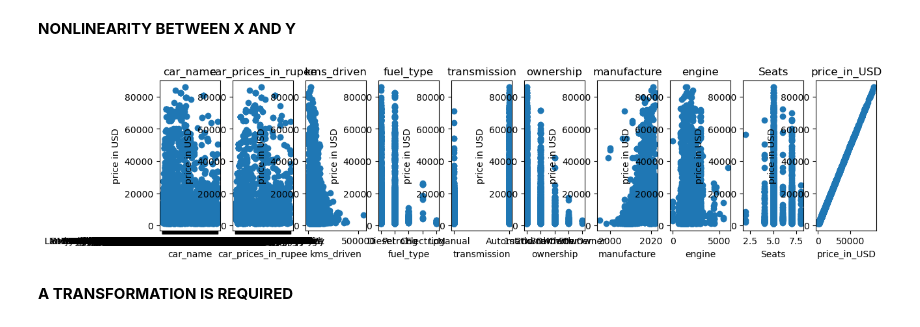
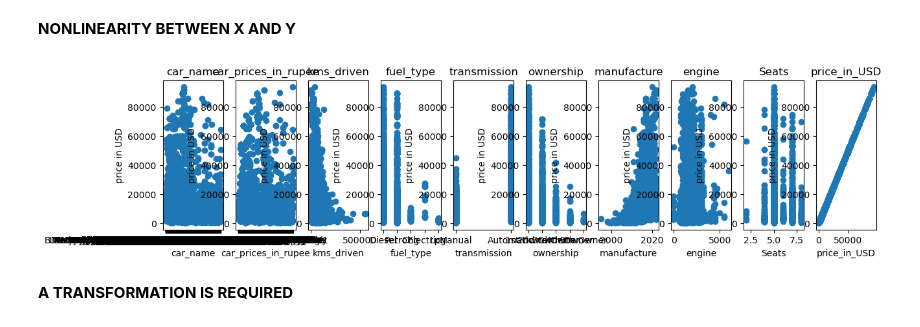
Before and after one commit to rishimo/msds601-project, a Jupyter notebook: david_notebook.ipynb, the cells around one changed output. Cells and saved outputs as stored; diff of their text form; code cells hidden in the pictures.

```diff
--- a/david_notebook.ipynb
+++ b/david_notebook.ipynb
@@ -114,5 +133,5 @@ sns.heatmap(data=correlation_matrix, annot=True)
 # %%
-y, X = dmatrices('price_in_USD~kms_driven+manufacture+engine+Seats+C(fuel_type)+C(transmission)+C(ownership)', data=car_train, return_type='dataframe')
+y, X = dmatrices('price_in_USD~kms_driven+manufacture+engine+Seats+C(fuel_type)+C(transmission)+C(ownership)', data=carsdata, return_type='dataframe')
 vif = pd.DataFrame()
 vif["VIF Factor"] = [variance_inflation_factor(X.values, i) for i in range(X.shape[1])]
 vif["features"] = X.columns
@@ -139,7 +160,7 @@ We will eliminate manufacture predictor
 # %% [markdown]
 <b> MODELING 1A</B>
 # %%
-model1A = smf.ols('price_in_USD~kms_driven+engine+Seats+C(fuel_type)+C(transmission)+C(ownership)',data=car_train).fit()
+model1A = smf.ols('price_in_USD~manufacture+engine+Seats+C(fuel_type)+C(transmission)+C(ownership)',data=carsdata).fit()
 model1A.summary()
 # %% [output]
 OLS Regression Results
@@ -230,13 +251,13 @@ Name: cooks_d, Length: 206, dtype: float64
 # %%
 # Common points
-common = list(set(car_train.index[atyp_stud]) & set(car_train.index[atyp_cook]))
+common = list(set(carsdata.index[atyp_stud]) & set(carsdata.index[atyp_cook]))
 #Save Outliers for future analysis
-mask = car_train.index.isin(common)
-outliers = car_train[mask]
+mask = carsdata.index.isin(common)
+outliers = carsdata[mask]
 # %% [markdown]
 Let´s delete those influential points that has been identified by both methods
 # %%
-car_train = car_train.drop(common)
+carsdata = carsdata.drop(common)
 # %% [markdown]
 <b> MODELING 1B</B>
 # %%
@@ -288,18 +343,18 @@ There is a significant evidence of non-normality.
 # %%
 #pair-wise scatter plot between y and predictors
 plt.figure(figsize=(20, 3))
 
-for i, col in enumerate(car_train.columns):
+for i, col in enumerate(carsdata.columns):
     plt.subplot(1, 14, i+1)
-    x = car_train[col]
-    y = car_train['price_in_USD']
+    x = carsdata[col]
+    y = carsdata['price_in_USD']
     plt.plot(x, y, 'o')
 
     plt.title(col)
     plt.xlabel(col)
     plt.ylabel('price in USD')
 # %% [output]
-[figure, old version]
+[figure, new version]
 # %% [markdown]
 <b> A TRANSFORMATION IS REQUIRED</B>
 # %% [markdown]
```
Also changed, not shown: parts of 59 cells of this notebook.
